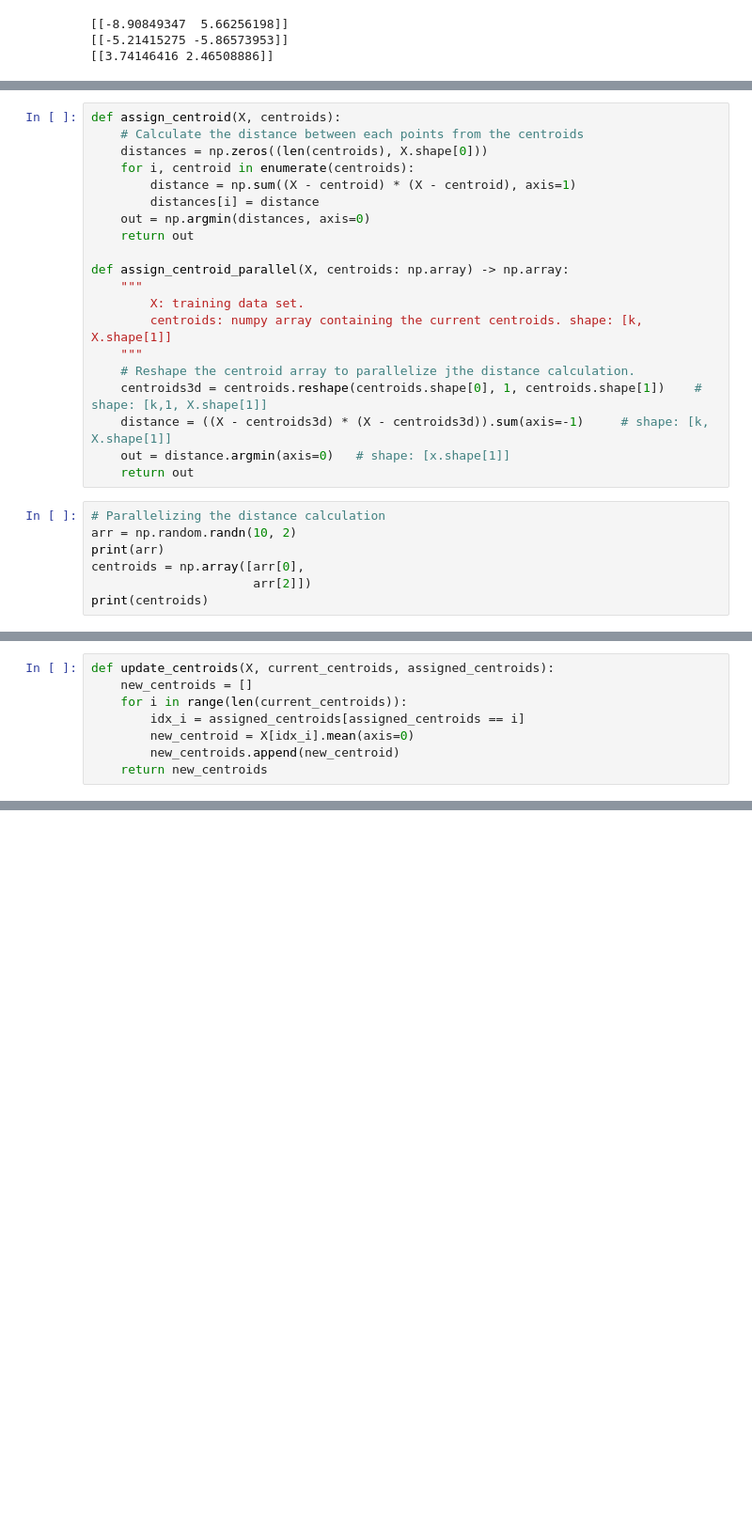
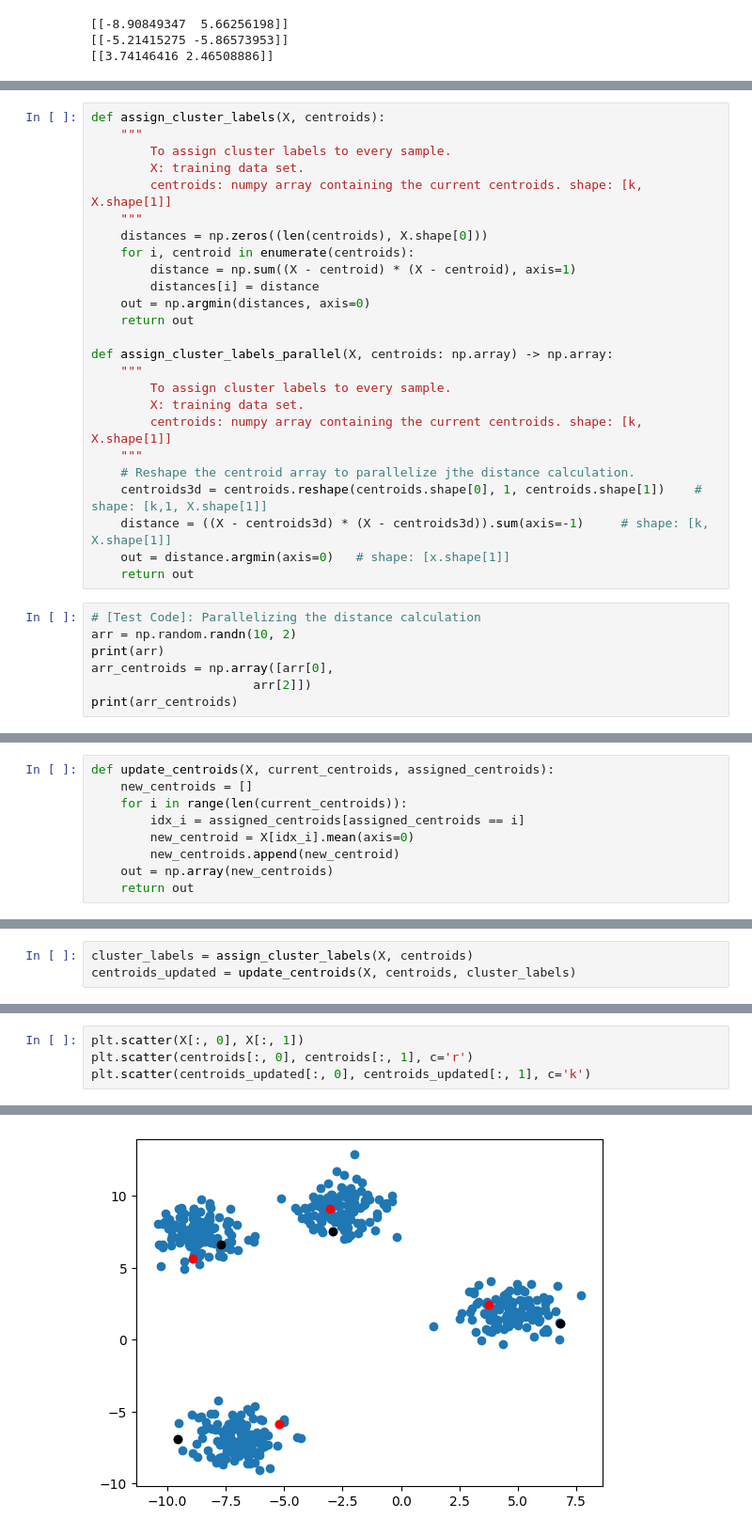
Before and after one commit to kishan-chakraborty/Scratch, a Jupyter notebook: KMeansClassifier/kmeans_clustering.ipynb, the cells around one changed output, grey strips where cells are left out. Shown at 94% size. Drawn from its saved outputs; the diff is of its cells as text; blank space fills up the shorter version.

```diff
--- a/KMeansClassifier/kmeans_clustering.ipynb
+++ b/KMeansClassifier/kmeans_clustering.ipynb
@@ -55,8 +53,12 @@ plt.scatter(centroids[:, 0], centroids[:, 1], c='r')
 <matplotlib.collections.PathCollection at 0x...>
 [figure]
 # %%
-def assign_centroid(X, centroids):
-    # Calculate the distance between each points from the centroids
+def assign_cluster_labels(X, centroids):
+    """
+        To assign cluster labels to every sample.
+        X: training data set.
+        centroids: numpy array containing the current centroids. shape: [k, X.shape[1]]
+    """
     distances = np.zeros((len(centroids), X.shape[0]))
     for i, centroid in enumerate(centroids):
         distance = np.sum((X - centroid) * (X - centroid), axis=1)
@@ -64,8 +66,9 @@ def assign_centroid(X, centroids):
     out = np.argmin(distances, axis=0)
     return out
 
-def assign_centroid_parallel(X, centroids: np.array) -> np.array:
+def assign_cluster_labels_parallel(X, centroids: np.array) -> np.array:
     """
+        To assign cluster labels to every sample.
         X: training data set.
         centroids: numpy array containing the current centroids. shape: [k, X.shape[1]]
     """
@@ -75,10 +78,10 @@ def assign_centroid_parallel(X, centroids: np.array) -> np.array:
     out = distance.argmin(axis=0)   # shape: [x.shape[1]]
     return out
 # %%
-# Parallelizing the distance calculation
+# [Test Code]: Parallelizing the distance calculation
 arr = np.random.randn(10, 2)
 print(arr)
-centroids = np.array([arr[0],
+arr_centroids = np.array([arr[0],
                       arr[2]])
-print(centroids)
+print(arr_centroids)
 # %% [output]
@@ -108,4 +111,5 @@ def update_centroids(X, current_centroids, assigned_centroids):
         idx_i = assigned_centroids[assigned_centroids == i]
         new_centroid = X[idx_i].mean(axis=0)
         new_centroids.append(new_centroid)
-    return new_centroids
+    out = np.array(new_centroids)
+    return out
@@ -120,3 +116,6 @@ centroids_updated = update_centroids(arr, centroids, centroid_assigned_parallel)
+# %%
+cluster_labels = assign_cluster_labels(X, centroids)
+centroids_updated = update_centroids(X, centroids, cluster_labels)
 # %%
 centroids_updated
 # %% [output]
@@ -128,0 +126,5 @@ array([[1.63885999, 0.22523535],
+# %%
+plt.scatter(X[:, 0], X[:, 1])
+plt.scatter(centroids[:, 0], centroids[:, 1], c='r')
+plt.scatter(centroids_updated[:, 0], centroids_updated[:, 1], c='k')
+# %% [output]
@@ -128,0 +132 @@ array([[1.63885999, 0.22523535],
+[figure, added]
```
Also changed, not shown: parts of 10 cells of this notebook, 4 other files.
